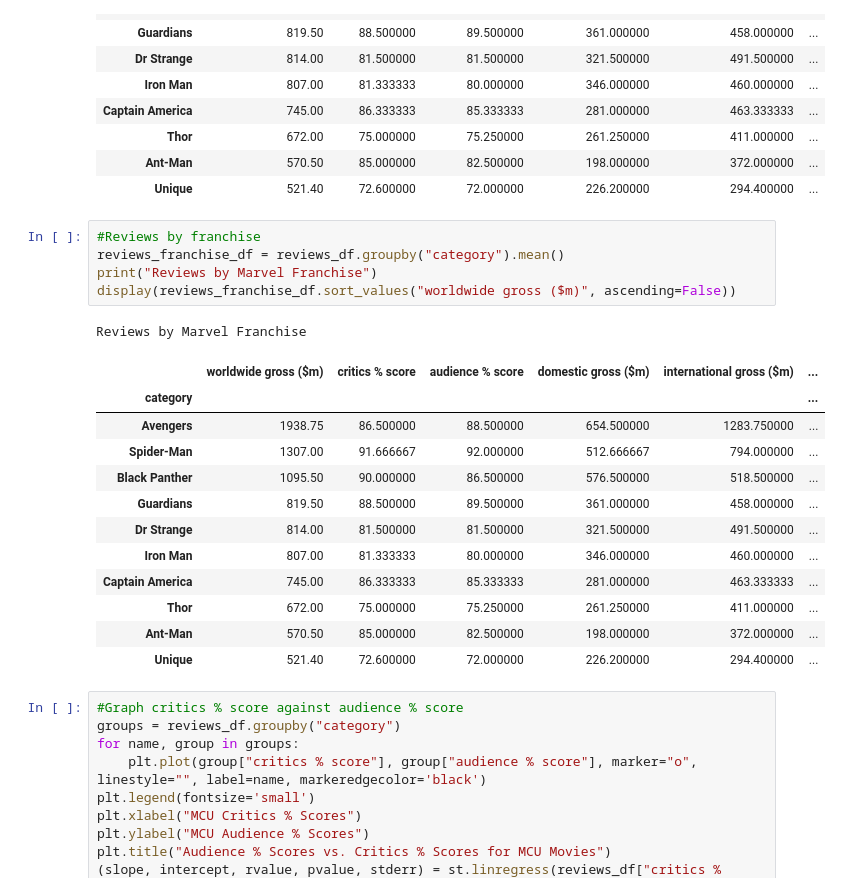
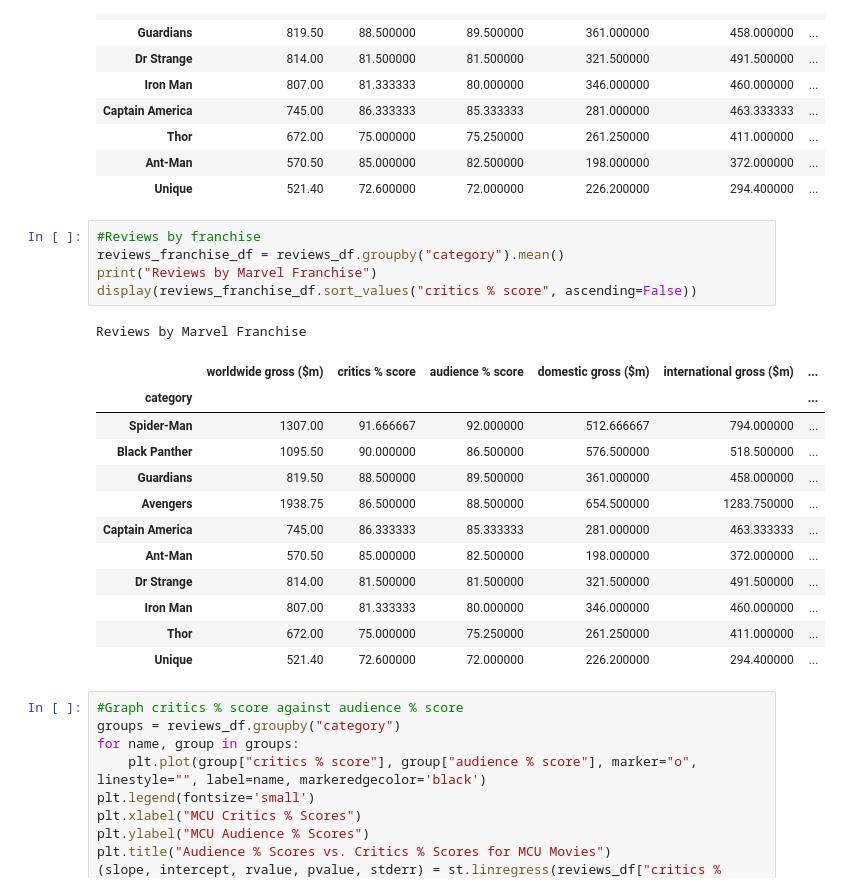
Before and after one commit to jdyiga10/project1-2023, a Jupyter notebook: andrew_work.ipynb, the cells around one changed output. Cells and saved outputs as stored; diff of their text form.

```diff
--- a/andrew_work.ipynb
+++ b/andrew_work.ipynb
@@ -106,21 +106,21 @@ Profits by Marvel Franchise
 # %%
 #Reviews by franchise
 reviews_franchise_df = reviews_df.groupby("category").mean()
 print("Reviews by Marvel Franchise")
-display(reviews_franchise_df.sort_values("worldwide gross ($m)", ascending=False))
+display(reviews_franchise_df.sort_values("critics % score", ascending=False))
 # %% [output]
 Reviews by Marvel Franchise
 |  | worldwide gross ($m) | critics % score | audience % score | domestic gross ($m) | international gross ($m) | ... |
 | category |  |  |  |  |  | ... |
-| Avengers | 1938.75 | 86.500000 | 88.500000 | 654.500000 | 1283.750000 | ... |
 | Spider-Man | 1307.00 | 91.666667 | 92.000000 | 512.666667 | 794.000000 | ... |
 | Black Panther | 1095.50 | 90.000000 | 86.500000 | 576.500000 | 518.500000 | ... |
 | Guardians | 819.50 | 88.500000 | 89.500000 | 361.000000 | 458.000000 | ... |
+| Avengers | 1938.75 | 86.500000 | 88.500000 | 654.500000 | 1283.750000 | ... |
+| Captain America | 745.00 | 86.333333 | 85.333333 | 281.000000 | 463.333333 | ... |
+| Ant-Man | 570.50 | 85.000000 | 82.500000 | 198.000000 | 372.000000 | ... |
 | Dr Strange | 814.00 | 81.500000 | 81.500000 | 321.500000 | 491.500000 | ... |
 | Iron Man | 807.00 | 81.333333 | 80.000000 | 346.000000 | 460.000000 | ... |
-| Captain America | 745.00 | 86.333333 | 85.333333 | 281.000000 | 463.333333 | ... |
 | Thor | 672.00 | 75.000000 | 75.250000 | 261.250000 | 411.000000 | ... |
-| Ant-Man | 570.50 | 85.000000 | 82.500000 | 198.000000 | 372.000000 | ... |
 | Unique | 521.40 | 72.600000 | 72.000000 | 226.200000 | 294.400000 | ... |
 # %%
 #Graph critics % score against audience % score
```
Also changed, not shown: 1 other file.
